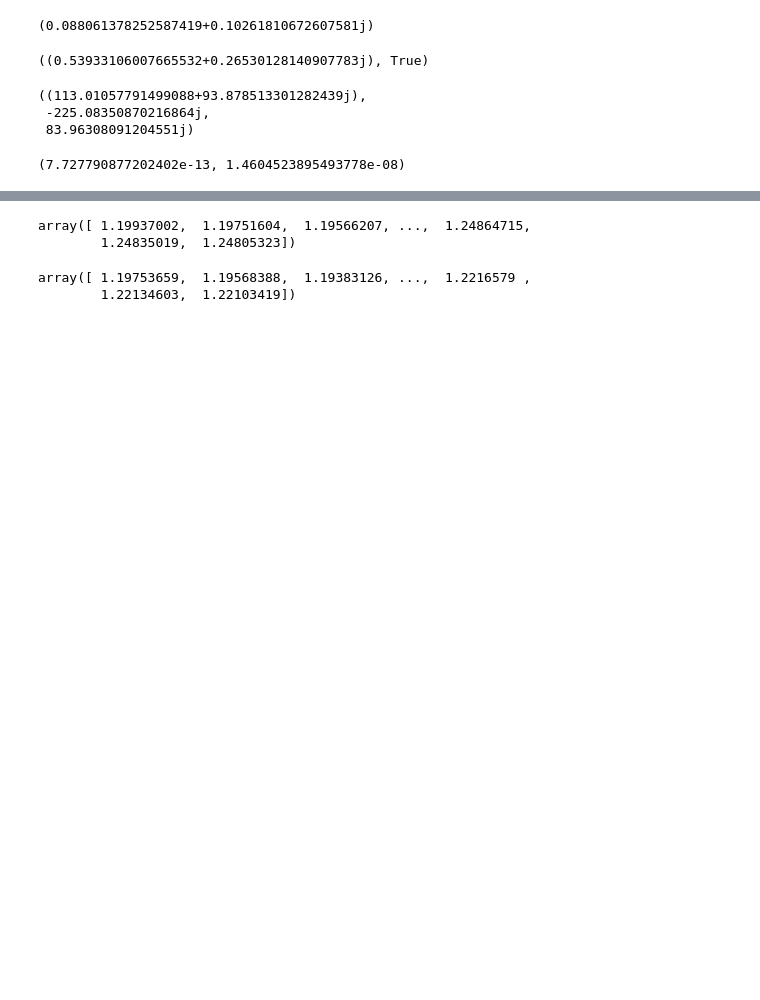
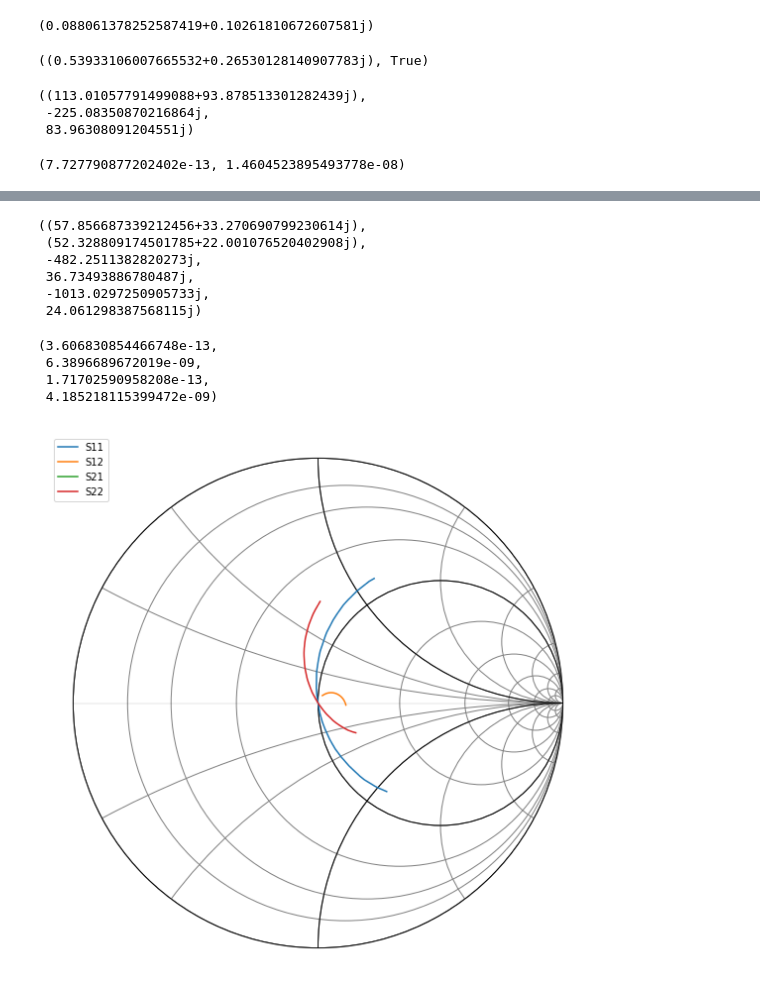
Before and after one commit to cactorium/ism-915mhz-transceiver, a Jupyter notebook: sim/low_noise2.ipynb, the cells around one changed output, grey strips where cells are left out. Drawn from its saved outputs; the diff is of its cells as text; code cells hidden in the pictures; blank space fills up the shorter version.

Commit message:
Woo, the degenerated design works but probably isn't worthwhile because of the gain loss

```diff
--- a/sim/low_noise2.ipynb
+++ b/sim/low_noise2.ipynb
@@ -289,7 +292,7 @@ gamma_s_opt = None
 gamma_l_opt = None
 best_zs_opt = None
 for l in np.linspace(0.1e-9, 5e-9, 50):
-    bjt_degen = series(bjt, tem.shunt_inductor(l)) ** tem.shunt(tem.resistor(130.) ** tem.short())
+    bjt_degen = series(bjt, tem.shunt_inductor(l)) ** tem.shunt(tem.resistor(100.) ** tem.short())
     #bjt_degen.plot_s_smith()
 
     idx_900mhz = skrf.util.find_nearest_index(bjt.f, 915.e+6)
@@ -347,10 +350,39 @@ for l in np.linspace(0.1e-9, 5e-9, 50):
-# %%
-bjt.nf(50.)
-# %% [output]
-array([ 1.19937002,  1.19751604,  1.19566207, ...,  1.24864715,
-        1.24835019,  1.24805323])
-# %%
-series(bjt, tem.shunt_inductor(1e-9)).nf(50.)
-# %% [output]
-array([ 1.19753659,  1.19568388,  1.19383126, ...,  1.2216579 ,
-        1.22134603,  1.22103419])
+# %%
+# looks like the best result's at 1.5 nH; let's figure out the matching network and see how it performs
+
+z_s_opt = net.s2z(np.array([[[gamma_s_opt]]]))[0,0,0]
+z_l_opt = net.s2z(np.array([[[gamma_l_opt]]]))[0,0,0]
+
+x_s_1, x_s_2 = calc_matching_network_vals(np.conj(z_s_opt), 50)
+x_l_1, x_l_2 = calc_matching_network_vals(np.conj(z_l_opt), 50)
+
+z_s_opt, z_l_opt, x_s_1, x_s_2, x_l_1, x_l_2
+# %% [output]
+((57.856687339212456+33.270690799230614j),
+ (52.328809174501785+22.001076520402908j),
+ -482.2511382820273j,
+ 36.73493886780487j,
+ -1013.0297250905733j,
+ 24.061298387568115j)
+# %%
+c_s_shunt = np.real(1/(2j*np.pi*915e+6*x_s_1))
+#c_s_ser = np.real(1/(2j*np.pi*915e+6*x_s_2))
+l_s_ser = np.real(x_s_2/(2j*np.pi*915e+6))
+c_l_shunt = np.real(1/(2j*np.pi*915e+6*x_l_1))
+l_l_ser = np.real(x_l_2/(2j*np.pi*915e+6))
+
+c_s_shunt, l_s_ser, c_l_shunt, l_l_ser
+# %% [output]
+(3.606830854466748e-13,
+ 6.3896689672019e-09,
+ 1.71702590958208e-13,
+ 4.185218115399472e-09)
+# %%
+input_match_front_end = tem.inductor(l_s_ser) ** tem.shunt_capacitor(c_s_shunt)
+output_match_front_end = tem.shunt_capacitor(c_l_shunt) ** tem.inductor(l_l_ser)
+front_end = (input_match_front_end **  series(bjt, tem.shunt_inductor(lval)) **
+        tem.shunt(tem.resistor(100.) ** tem.short()) ** output_match_front_end)
+
+front_end.plot_s_smith()
+# %% [output]
+[figure, added]
```
Also changed, not shown: parts of 29 cells of this notebook.
